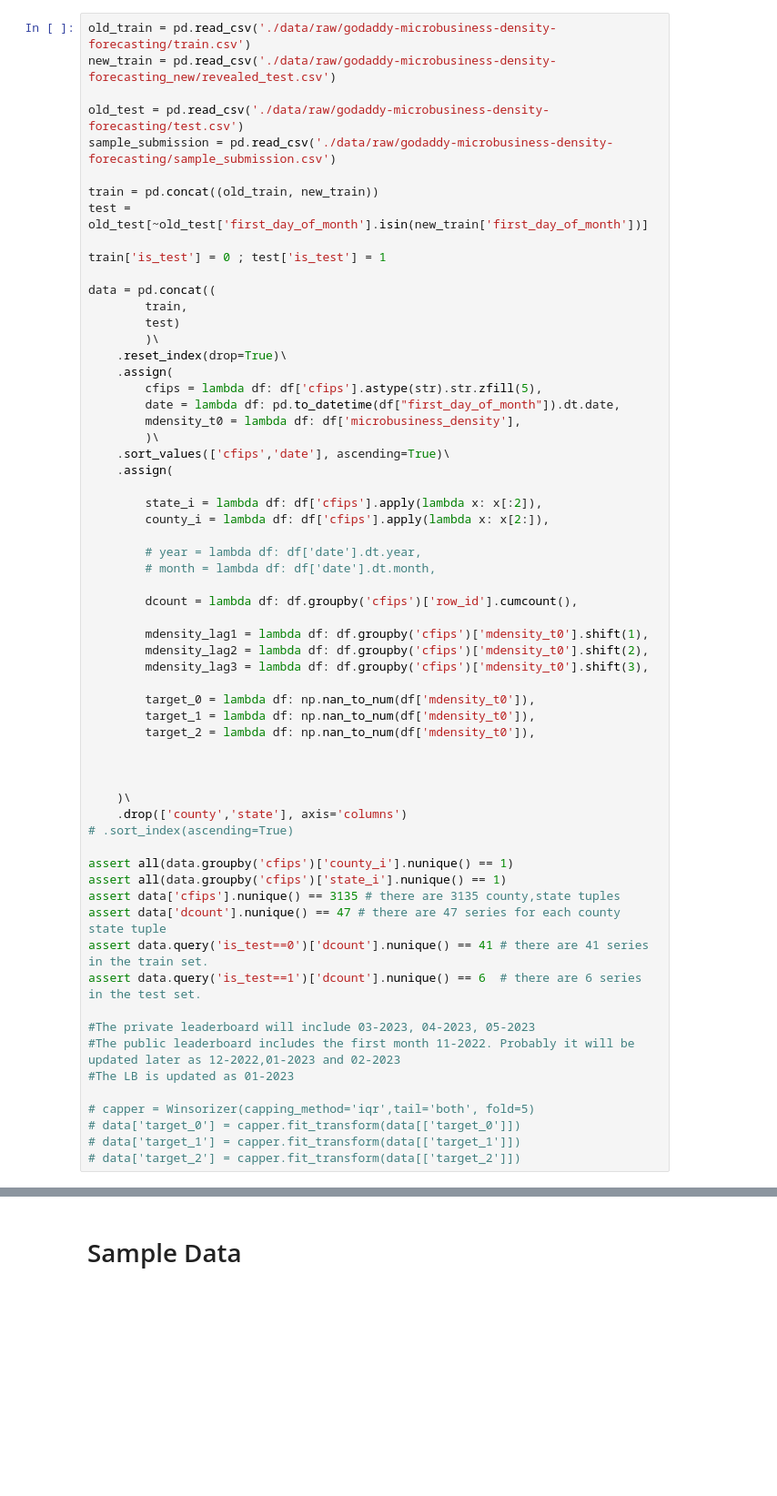
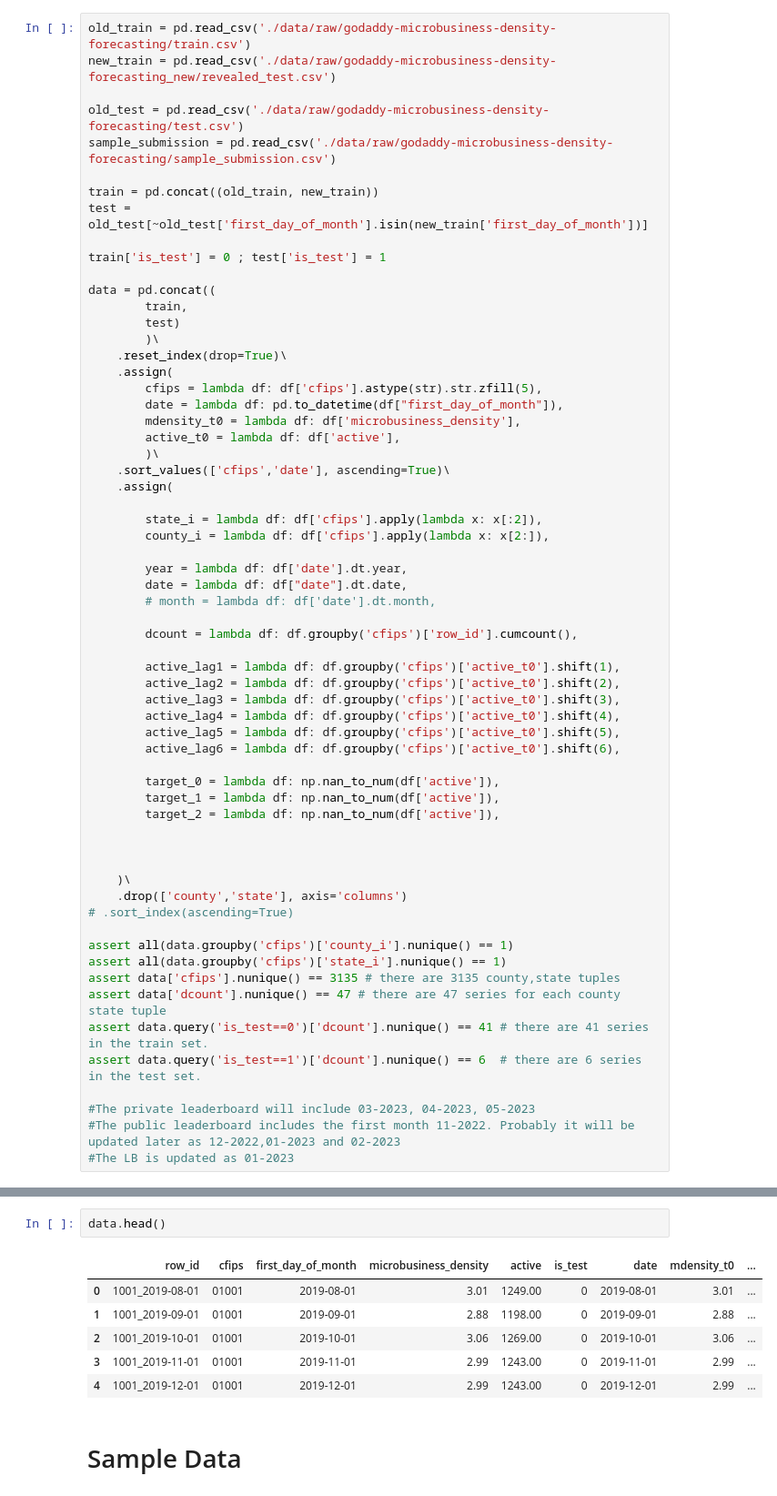
Before and after one commit to sametmarasli/Kaggle_GoDaddy-128th-Place-Silver, a Jupyter notebook: model_pipeline_absolute.ipynb, the cells around one changed output, grey strips where cells are left out. Shown at 91% size. Saved outputs shown, nothing was run; the diff lists cells and outputs as text; blank space fills up the shorter version.

```diff
--- a/model_pipeline_absolute.ipynb
+++ b/model_pipeline_absolute.ipynb
@@ -55,8 +47,9 @@ data = pd.concat((
     .reset_index(drop=True)\
     .assign(
         cfips = lambda df: df['cfips'].astype(str).str.zfill(5),
-        date = lambda df: pd.to_datetime(df["first_day_of_month"]).dt.date,
+        date = lambda df: pd.to_datetime(df["first_day_of_month"]),
         mdensity_t0 = lambda df: df['microbusiness_density'],
+        active_t0 = lambda df: df['active'],
         )\
     .sort_values(['cfips','date'], ascending=True)\
     .assign(
@@ -64,18 +57,22 @@ data = pd.concat((
         state_i = lambda df: df['cfips'].apply(lambda x: x[:2]),
         county_i = lambda df: df['cfips'].apply(lambda x: x[2:]),
 
-        # year = lambda df: df['date'].dt.year,
+        year = lambda df: df['date'].dt.year,
+        date = lambda df: df["date"].dt.date,
         # month = lambda df: df['date'].dt.month,
 
         dcount = lambda df: df.groupby('cfips')['row_id'].cumcount(),
 
-        mdensity_lag1 = lambda df: df.groupby('cfips')['mdensity_t0'].shift(1),
-        mdensity_lag2 = lambda df: df.groupby('cfips')['mdensity_t0'].shift(2),
-        mdensity_lag3 = lambda df: df.groupby('cfips')['mdensity_t0'].shift(3),
+        active_lag1 = lambda df: df.groupby('cfips')['active_t0'].shift(1),
+        active_lag2 = lambda df: df.groupby('cfips')['active_t0'].shift(2),
+        active_lag3 = lambda df: df.groupby('cfips')['active_t0'].shift(3),
+        active_lag4 = lambda df: df.groupby('cfips')['active_t0'].shift(4),
+        active_lag5 = lambda df: df.groupby('cfips')['active_t0'].shift(5),
+        active_lag6 = lambda df: df.groupby('cfips')['active_t0'].shift(6),
 
-        target_0 = lambda df: np.nan_to_num(df['mdensity_t0']),
-        target_1 = lambda df: np.nan_to_num(df['mdensity_t0']),
-        target_2 = lambda df: np.nan_to_num(df['mdensity_t0']),
+        target_0 = lambda df: np.nan_to_num(df['active']),
+        target_1 = lambda df: np.nan_to_num(df['active']),
+        target_2 = lambda df: np.nan_to_num(df['active']),
 
 
 
@@ -93,8 +90,3 @@ assert data.query('is_test==1')['dcount'].nunique() == 6  # there are 6 series i
 #The private leaderboard will include 03-2023, 04-2023, 05-2023
 #The public leaderboard includes the first month 11-2022. Probably it will be updated later as 12-2022,01-2023 and 02-2023
 #The LB is updated as 01-2023
-
-# capper = Winsorizer(capping_method='iqr',tail='both', fold=5)
-# data['target_0'] = capper.fit_transform(data[['target_0']])
-# data['target_1'] = capper.fit_transform(data[['target_1']])
-# data['target_2'] = capper.fit_transform(data[['target_2']])
@@ -112,3 +110,12 @@ data[data['cfips'] == '01001'].tail()
+# %%
+data.head()
+# %% [output]
+|  | row_id | cfips | first_day_of_month | microbusiness_density | active | is_test | date | mdensity_t0 | ... |
+| 0 | 1001_2019-08-01 | 01001 | 2019-08-01 | 3.01 | 1249.00 | 0 | 2019-08-01 | 3.01 | ... |
+| 1 | 1001_2019-09-01 | 01001 | 2019-09-01 | 2.88 | 1198.00 | 0 | 2019-09-01 | 2.88 | ... |
+| 2 | 1001_2019-10-01 | 01001 | 2019-10-01 | 3.06 | 1269.00 | 0 | 2019-10-01 | 3.06 | ... |
+| 3 | 1001_2019-11-01 | 01001 | 2019-11-01 | 2.99 | 1243.00 | 0 | 2019-11-01 | 2.99 | ... |
+| 4 | 1001_2019-12-01 | 01001 | 2019-12-01 | 2.99 | 1243.00 | 0 | 2019-12-01 | 2.99 | ... |
 # %% [markdown]
 # Sample Data
 # %%
```
Also changed, not shown: parts of 46 cells of this notebook, 4 other files.
